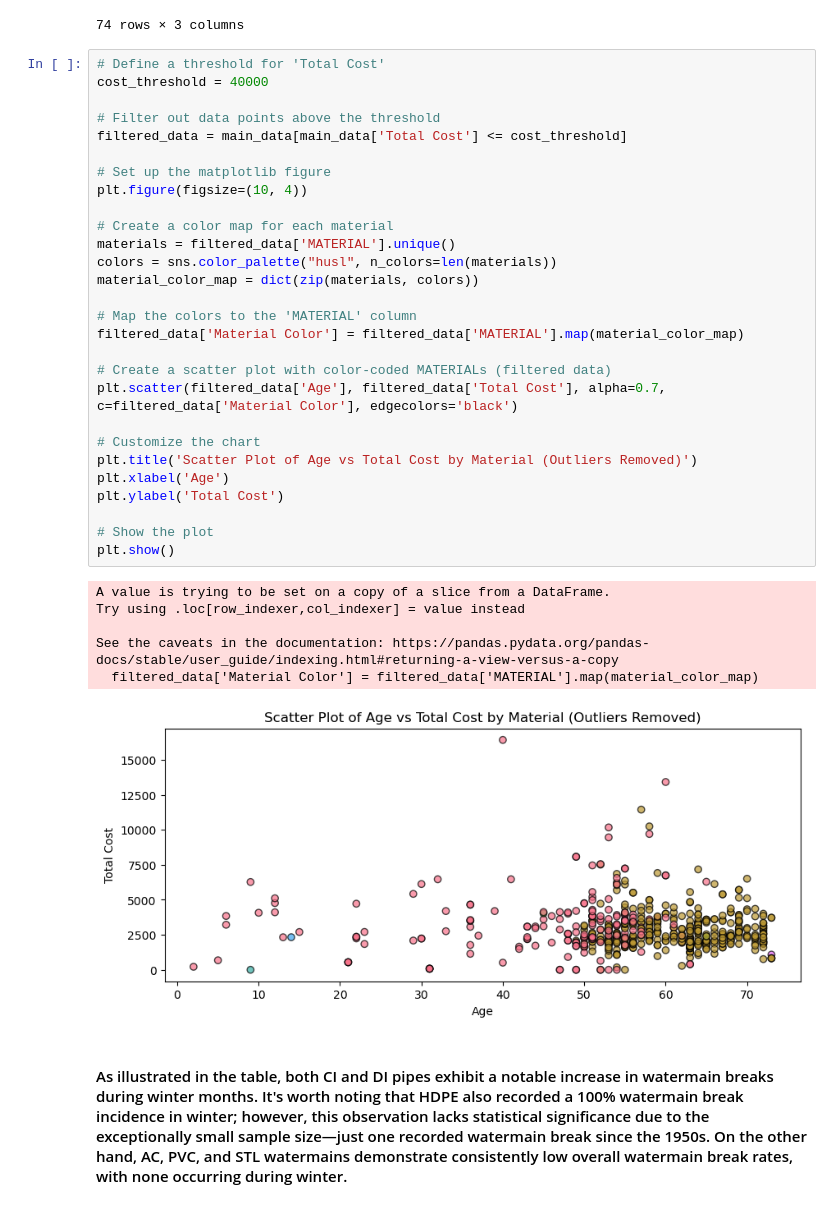
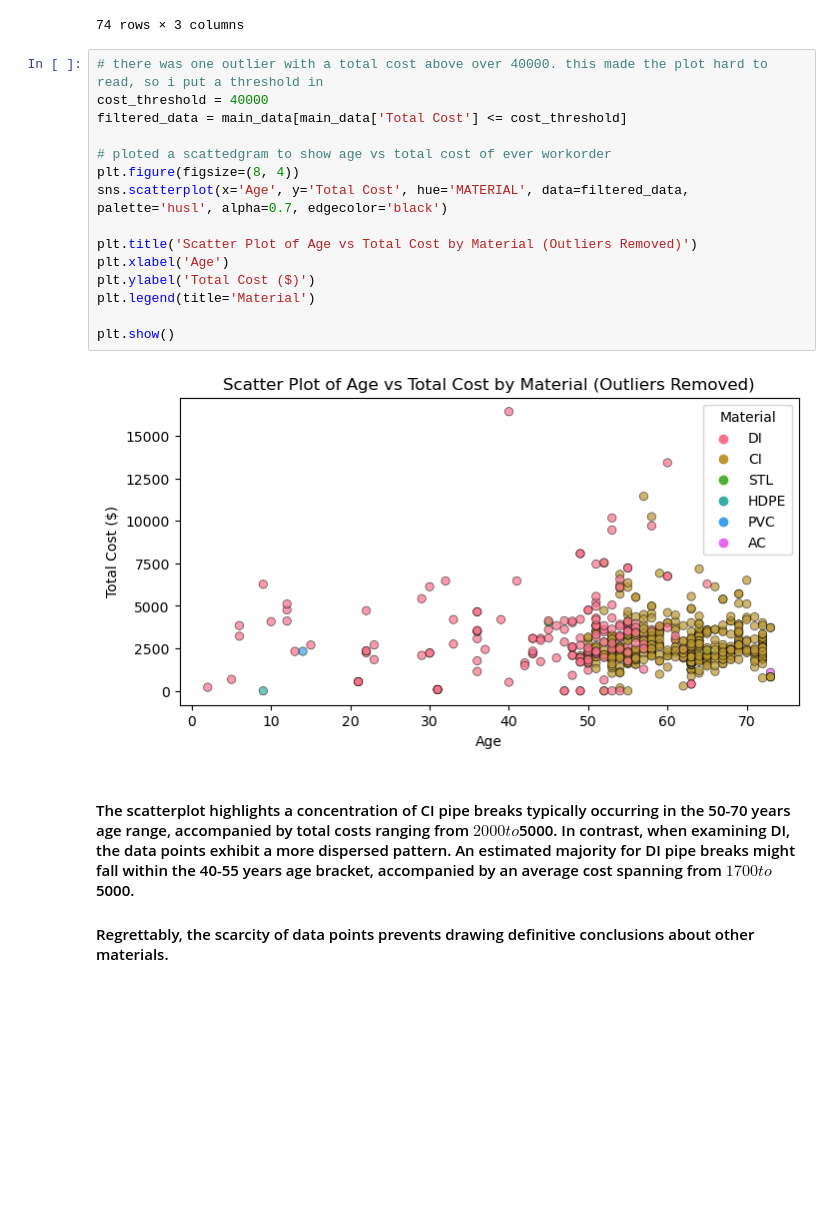
Before and after one commit to hernanth1/Ann-Arbor-Watermain-Project, a Jupyter notebook: 3 - RQ2 Analysis.ipynb, the cells around one changed output. Cells and saved outputs as stored; diff of their text form; blank space fills up the shorter version.

```diff
--- a/3 - RQ2 Analysis.ipynb
+++ b/3 - RQ2 Analysis.ipynb
@@ -233,40 +233,24 @@ grouped_ages_sorted
 | 26 | DI | 2 | 1 |
 74 rows × 3 columns
 # %%
-# Define a threshold for 'Total Cost'
+# there was one outlier with a total cost above over 40000. this made the plot hard to read, so i put a threshold in
 cost_threshold = 40000
-
-# Filter out data points above the threshold
 filtered_data = main_data[main_data['Total Cost'] <= cost_threshold]
 
-# Set up the matplotlib figure
-plt.figure(figsize=(10, 4))
+# ploted a scattedgram to show age vs total cost of ever workorder
+plt.figure(figsize=(8, 4))
+sns.scatterplot(x='Age', y='Total Cost', hue='MATERIAL', data=filtered_data, palette='husl', alpha=0.7, edgecolor='black')
 
-# Create a color map for each material
-materials = filtered_data['MATERIAL'].unique()
-colors = sns.color_palette("husl", n_colors=len(materials))
-material_color_map = dict(zip(materials, colors))
-
-# Map the colors to the 'MATERIAL' column
-filtered_data['Material Color'] = filtered_data['MATERIAL'].map(material_color_map)
-
-# Create a scatter plot with color-coded MATERIALs (filtered data)
-plt.scatter(filtered_data['Age'], filtered_data['Total Cost'], alpha=0.7, c=filtered_data['Material Color'], edgecolors='black')
-
-# Customize the chart
 plt.title('Scatter Plot of Age vs Total Cost by Material (Outliers Removed)')
 plt.xlabel('Age')
-plt.ylabel('Total Cost')
+plt.ylabel('Total Cost ($)')
+plt.legend(title='Material')
 
-# Show the plot
 plt.show()
 # %% [output]
-A value is trying to be set on a copy of a slice from a DataFrame.
-Try using .loc[row_indexer,col_indexer] = value instead
-
-See the caveats in the documentation: https://pandas.pydata.org/pandas-docs/stable/user_guide/indexing.html#returning-a-view-versus-a-copy
-  filtered_data['Material Color'] = filtered_data['MATERIAL'].map(material_color_map)
-[figure, old version]
+[figure, new version]
 # %% [markdown]
-#### As illustrated in the table, both CI and DI pipes exhibit a notable increase in watermain breaks during winter months. It's worth noting that HDPE also recorded a 100% watermain break incidence in winter; however, this observation lacks statistical significance due to the exceptionally small sample size—just one recorded watermain break since the 1950s. On the other hand, AC, PVC, and STL watermains demonstrate consistently low overall watermain break rates, with none occurring during winter.
+#### The scatterplot highlights a concentration of CI pipe breaks typically occurring in the 50-70 years age range, accompanied by total costs ranging from $2000 to $5000. In contrast, when examining DI, the data points exhibit a more dispersed pattern. An estimated majority for DI pipe breaks might fall within the 40-55 years age bracket, accompanied by an average cost spanning from $1700 to $5000.
+
+#### Regrettably, the scarcity of data points prevents drawing definitive conclusions about other materials.
 # %%
```
Also changed, not shown: parts of 39 cells of this notebook.
